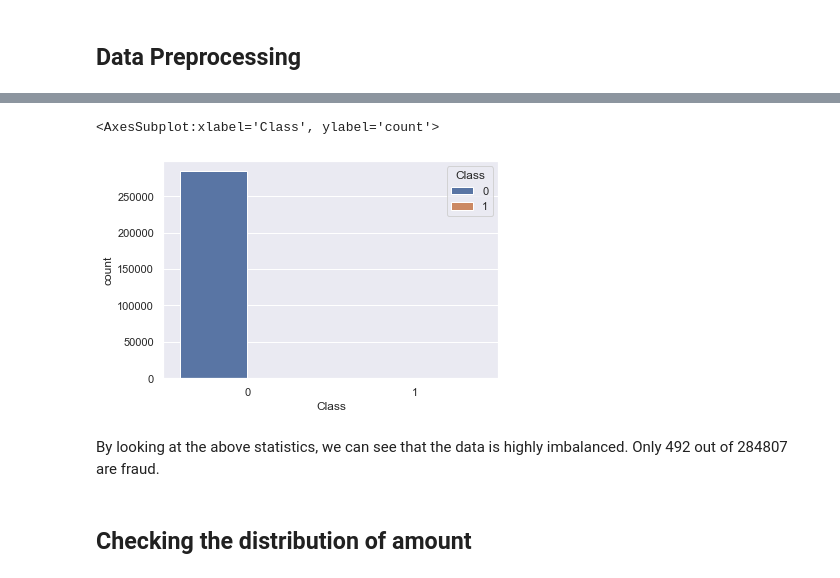
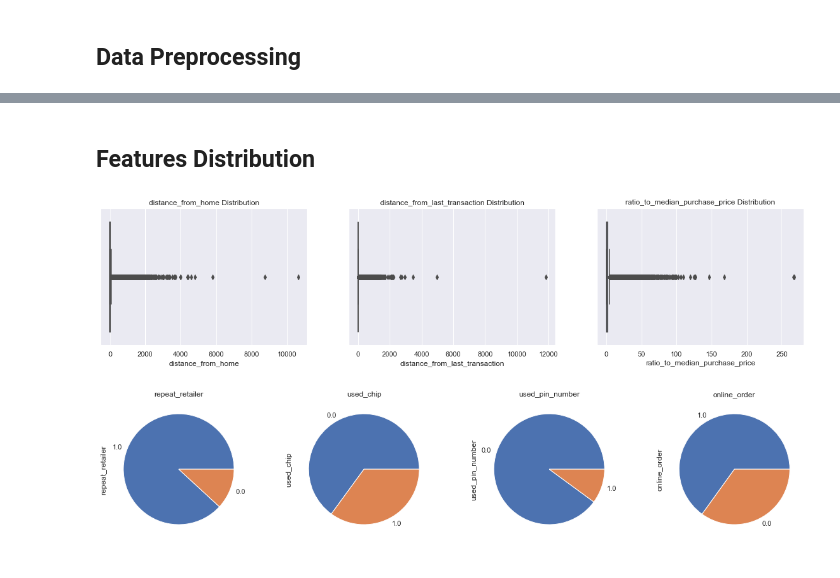
Before and after one commit to sup8583/Credit_card_fraud_detection, a Jupyter notebook: note books/data/EDA.ipynb, the cells around one changed output, grey strips where cells are left out. Saved outputs shown, nothing was run; the diff lists cells and outputs as text; code cells hidden in the pictures.

```diff
--- a/note books/data/EDA.ipynb
+++ b/note books/data/EDA.ipynb
@@ -109,9 +70,26 @@ Name: Class, dtype: int64
-# %%
-sns.countplot(x=df.Class, hue=df.Class)
-# %% [output]
-<AxesSubplot:xlabel='Class', ylabel='count'>
-[figure, removed]
-# %% [markdown]
-By looking at the above statistics, we can see that the data is highly imbalanced. Only 492 out of 284807 are fraud.
-# %% [markdown]
-## Checking the distribution of amount
+# %% [markdown]
+## Features Distribution
+# %%
+
+num_features = ['distance_from_home', 'distance_from_last_transaction', 'ratio_to_median_purchase_price']
+
+fig, ax = plt.subplots(1, 3, figsize=(20, 4))
+
+for i, col in enumerate(num_features):
+    sns.boxplot(data=df, x=col, ax=ax[i])
+    ax[i].set_title(f'{col} Distribution')
+
+plt.show()
+# %% [output]
+[figure, added]
+# %%
+cat_features = ['repeat_retailer', 'used_chip', 'used_pin_number', 'online_order']
+
+fig, ax = plt.subplots(1, 4, figsize=(20, 4))
+
+for i, col in enumerate(cat_features):
+    df[col].value_counts().plot(kind='pie', ax=ax[i], title=col)
+
+plt.show()
+# %% [output]
+[figure, added]
```
Also changed, not shown: parts of 31 cells of this notebook, 7 other files.
